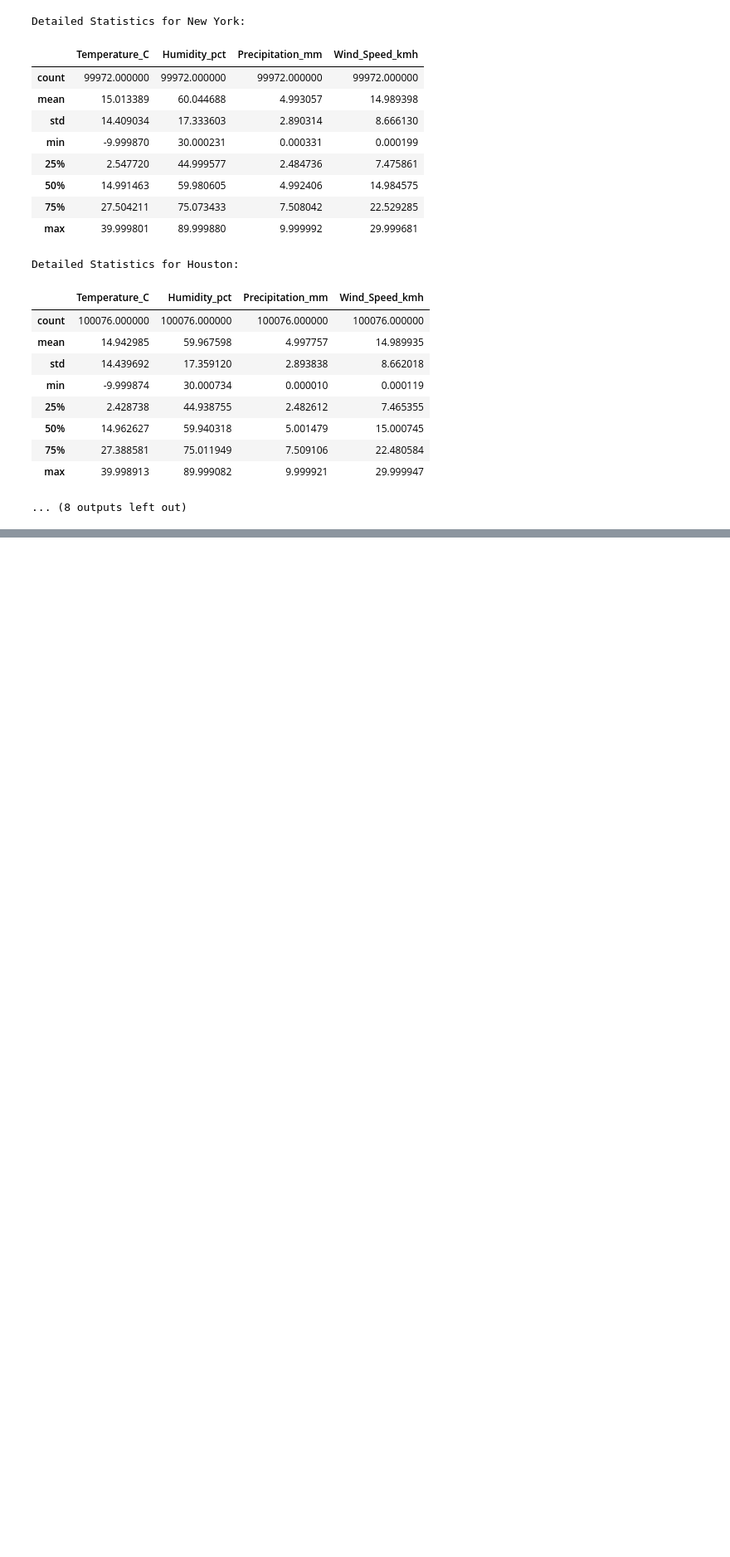
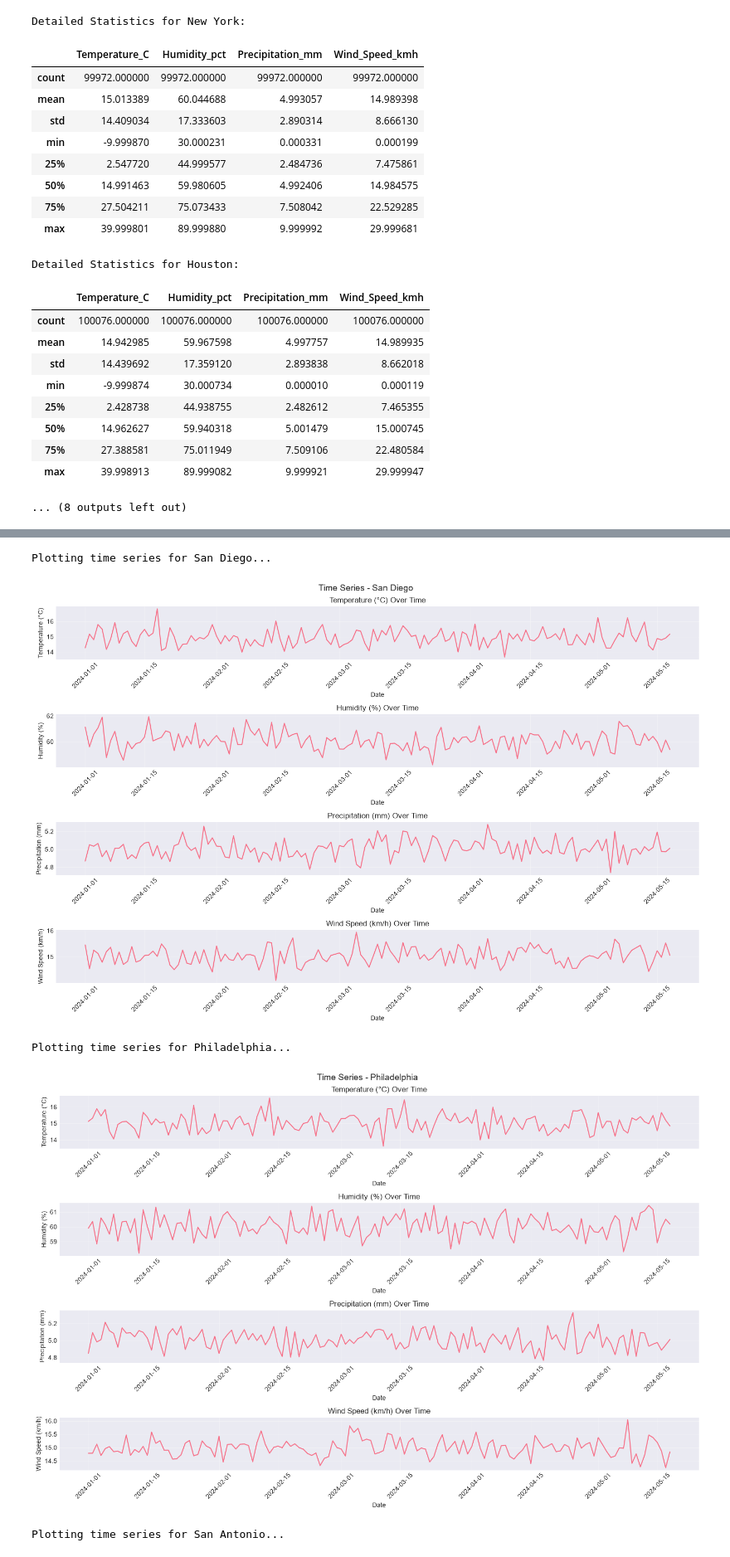
Before and after one commit to InfinitePraveen/Weather-Data-Dashboard, a Jupyter notebook: notebooks/analysis.ipynb, the cells around one changed output, grey strips where cells are left out. Shown at 83% size. Cells and saved outputs as stored; diff of their text form; code cells hidden in the pictures; blank space fills up the shorter version.

```diff
--- a/notebooks/analysis.ipynb
+++ b/notebooks/analysis.ipynb
@@ -219,0 +263,11 @@ Detailed Statistics for Houston:
+# %%
+# Plotting time series for each location
+for loc in locations:
+    print(f"\nPlotting time series for {loc}...")
+    plot_time_series(location=loc)
+# %% [output]
+Plotting time series for San Diego...
+[figure, added]
+Plotting time series for Philadelphia...
+[figure, added]
+Plotting time series for San Antonio...
```
Also changed, not shown: parts of 4 cells of this notebook.
